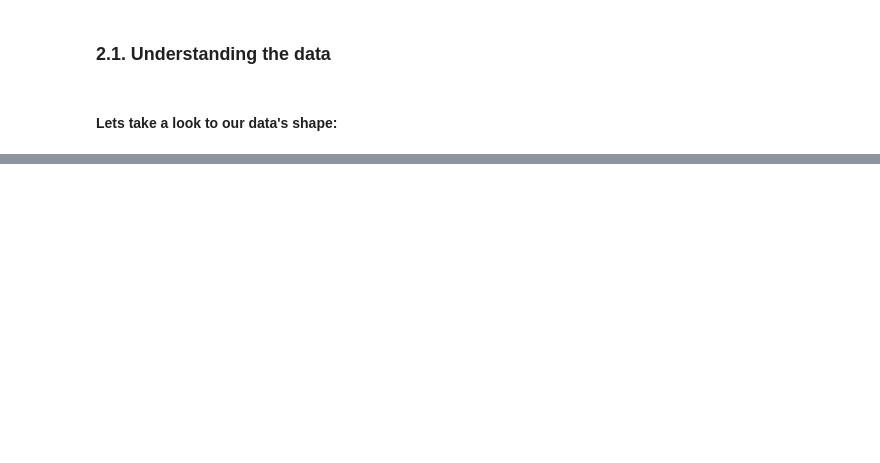
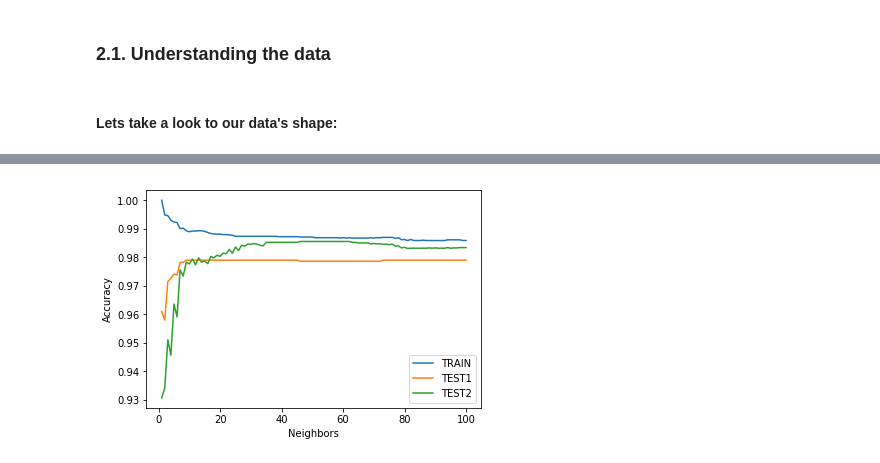
Before and after one commit to emremrah/data-mining-project-1, a Jupyter notebook: DataMiningProject1.ipynb, the cells around one changed output, grey strips where cells are left out. Saved outputs shown, nothing was run; the diff lists cells and outputs as text; code cells hidden in the pictures; blank space fills up the shorter version.

```diff
--- a/DataMiningProject1.ipynb
+++ b/DataMiningProject1.ipynb
@@ -185,0 +235,5 @@ ytrain: [1 1 1 ..., 1 1 1]
+# %%
+from sklearn.neighbors import KNeighborsClassifier
+neighbors = 1
+knn = KNeighborsClassifier(n_neighbors=neighbors)
+knn.fit(xtrain, ytrain)
@@ -185,0 +270,22 @@ ytrain: [1 1 1 ..., 1 1 1]
+# %%
+set_neighbors = range(1, 101)
+train_acc = []
+test1_acc = []
+test2_acc = []
+
+for n in set_neighbors:
+    knn = KNeighborsClassifier(n_neighbors=n)
+    knn.fit(xtrain, ytrain)
+    train_acc.append(knn.score(xtrain, ytrain))
+    test1_acc.append(knn.score(xtest, ytest))
+    test2_acc.append(knn.score(xtest2, ytest2))
+
+plt.plot(set_neighbors, train_acc, label="TRAIN")
+plt.plot(set_neighbors, test1_acc, label="TEST1")
+plt.plot(set_neighbors, test2_acc, label="TEST2")
+plt.ylabel("Accuracy")
+plt.xlabel("Neighbors")
+plt.legend()
+plt.show()
+# %% [output]
+[figure, added]
```
Also changed, not shown: parts of 41 cells of this notebook.
